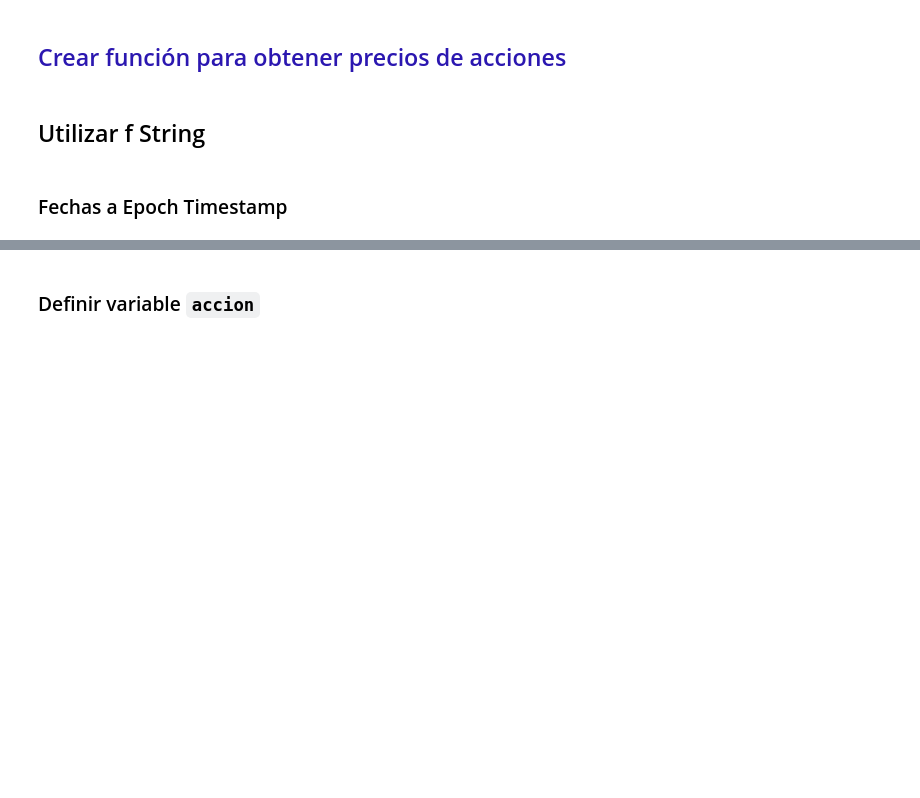
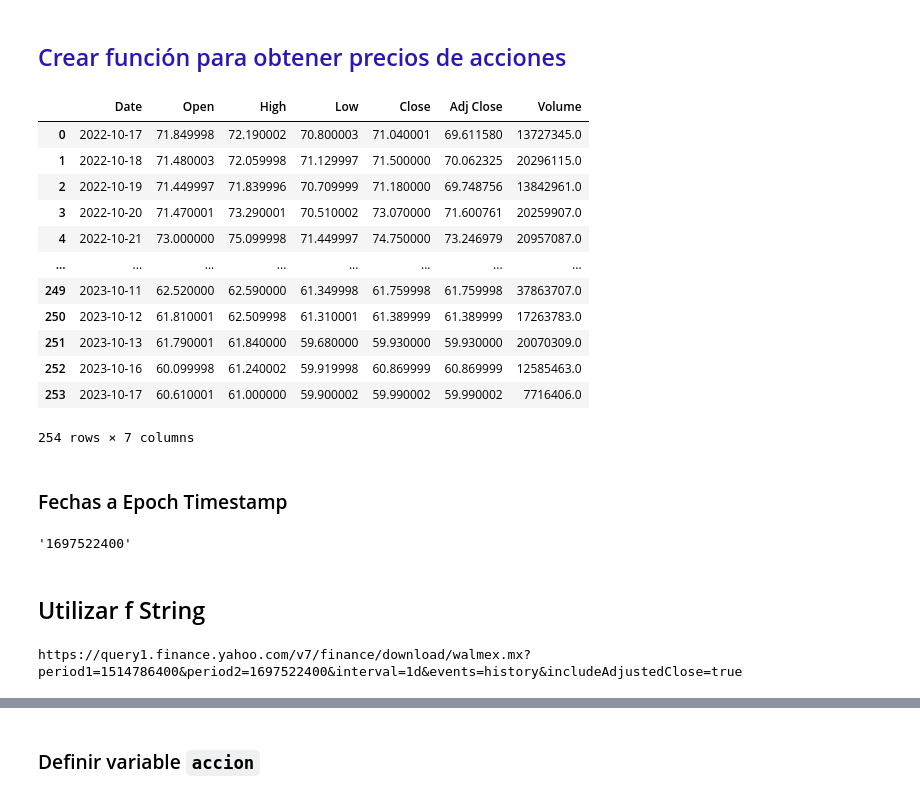
Before and after one commit to carlosdeoncedos/CienciaDatosFinanzas2023_09_martes, a Jupyter notebook: Sesion_6.ipynb, the cells around one changed output, grey strips where cells are left out. Cells and saved outputs as stored; diff of their text form; code cells hidden in the pictures; blank space fills up the shorter version.

```diff
--- a/Sesion_6.ipynb
+++ b/Sesion_6.ipynb
@@ -84,5 +109,3 @@ UTC es un estándar de tiempo utilizado para sincronizar/coordinar los centros d
 GMT es la Zona Horaria de Greenwich.
 # %% [markdown]
 ## <font color='#2B17B0'>Crear función para obtener precios de acciones</font>
-# %% [markdown]
-## Utilizar f String
@@ -89,2 +115,20 @@ GMT es la Zona Horaria de Greenwich.
+# %%
+url = 'https://query1.finance.yahoo.com/v7/finance/download/WALMEX.MX?period1=1666045262&period2=1697588462&interval=1d&events=history&includeAdjustedClose=true'
+# %%
+pd.read_csv(url)
+# %% [output]
+|  | Date | Open | High | Low | Close | Adj Close | Volume |
+| 0 | 2022-10-17 | 71.849998 | 72.190002 | 70.800003 | 71.040001 | 69.611580 | 13727345.0 |
+| 1 | 2022-10-18 | 71.480003 | 72.059998 | 71.129997 | 71.500000 | 70.062325 | 20296115.0 |
+| 2 | 2022-10-19 | 71.449997 | 71.839996 | 70.709999 | 71.180000 | 69.748756 | 13842961.0 |
+| 3 | 2022-10-20 | 71.470001 | 73.290001 | 70.510002 | 73.070000 | 71.600761 | 20259907.0 |
+| 4 | 2022-10-21 | 73.000000 | 75.099998 | 71.449997 | 74.750000 | 73.246979 | 20957087.0 |
+| ... | ... | ... | ... | ... | ... | ... | ... |
+| 249 | 2023-10-11 | 62.520000 | 62.590000 | 61.349998 | 61.759998 | 61.759998 | 37863707.0 |
+| 250 | 2023-10-12 | 61.810001 | 62.509998 | 61.310001 | 61.389999 | 61.389999 | 17263783.0 |
+| 251 | 2023-10-13 | 61.790001 | 61.840000 | 59.680000 | 59.930000 | 59.930000 | 20070309.0 |
+| 252 | 2023-10-16 | 60.099998 | 61.240002 | 59.919998 | 60.869999 | 60.869999 | 12585463.0 |
+| 253 | 2023-10-17 | 60.610001 | 61.000000 | 59.900002 | 59.990002 | 59.990002 | 7716406.0 |
+254 rows × 7 columns
 # %% [markdown]
 ### Fechas a Epoch Timestamp
@@ -90,0 +141,4 @@ GMT es la Zona Horaria de Greenwich.
+# %%
+fecha2
+# %% [output]
+'1697522400'
@@ -90,0 +147,2 @@ GMT es la Zona Horaria de Greenwich.
+# %% [markdown]
+## Utilizar f String
@@ -90,0 +151,4 @@ GMT es la Zona Horaria de Greenwich.
+# %%
+print(url)
+# %% [output]
+https://query1.finance.yahoo.com/v7/finance/download/walmex.mx?period1=1514786400&period2=1697522400&interval=1d&events=history&includeAdjustedClose=true
```
Also changed, not shown: parts of 14 cells of this notebook.
